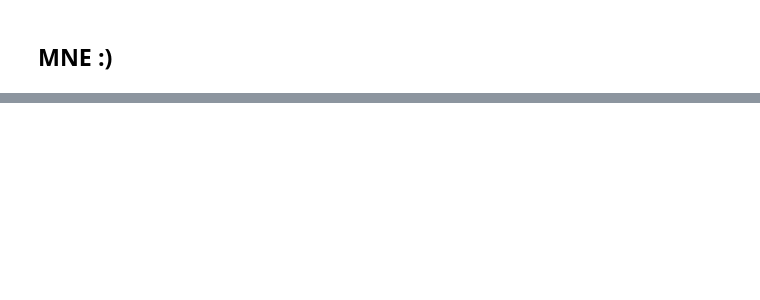
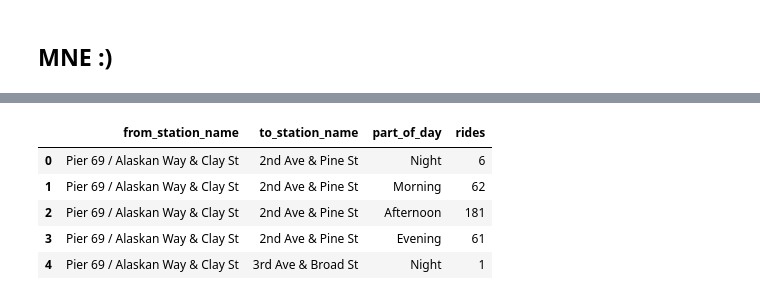
Before and after one commit to HenriqueCastros/GraficosChordESankey, a Jupyter notebook: Aula08.ipynb, the cells around one changed output, grey strips where cells are left out. Saved outputs shown, nothing was run; the diff lists cells and outputs as text; code cells hidden in the pictures; blank space fills up the shorter version.

```diff
--- a/Aula08.ipynb
+++ b/Aula08.ipynb
@@ -567,0 +616,23 @@ fig, axes = plot_connectivity_circle(matrix_data.to_numpy(), list(union_stations
+# %%
+from_mask = df['from_station_id'] == 'WF-01'
+to_mask = df['to_station_id'].isin(to_station_mask)
+wf01_df = df[from_mask & to_mask].copy()
+
+wf01_df['starttime'] = pd.to_datetime(wf01_df['starttime'])
+wf01_df['stoptime'] = pd.to_datetime(wf01_df['stoptime'])
+
+wf01_df['part_of_day'] = pd.cut(wf01_df['starttime'].dt.hour,
+        [0,6,12,18,23],
+        labels =['Night', 'Morning', 'Afternoon', 'Evening'],
+        include_lowest=True)
+# %%
+sankey_data = wf01_df.groupby(['from_station_name', 'to_station_name', 'part_of_day']).size().to_frame().reset_index()
+sankey_data = sankey_data.rename(columns={0:'rides'})
+sankey_data.head()
+# %% [output]
+|  | from_station_name | to_station_name | part_of_day | rides |
+| 0 | Pier 69 / Alaskan Way & Clay St | 2nd Ave & Pine St | Night | 6 |
+| 1 | Pier 69 / Alaskan Way & Clay St | 2nd Ave & Pine St | Morning | 62 |
+| 2 | Pier 69 / Alaskan Way & Clay St | 2nd Ave & Pine St | Afternoon | 181 |
+| 3 | Pier 69 / Alaskan Way & Clay St | 2nd Ave & Pine St | Evening | 61 |
+| 4 | Pier 69 / Alaskan Way & Clay St | 3rd Ave & Broad St | Night | 1 |
```
Also changed, not shown: parts of 24 cells of this notebook.
